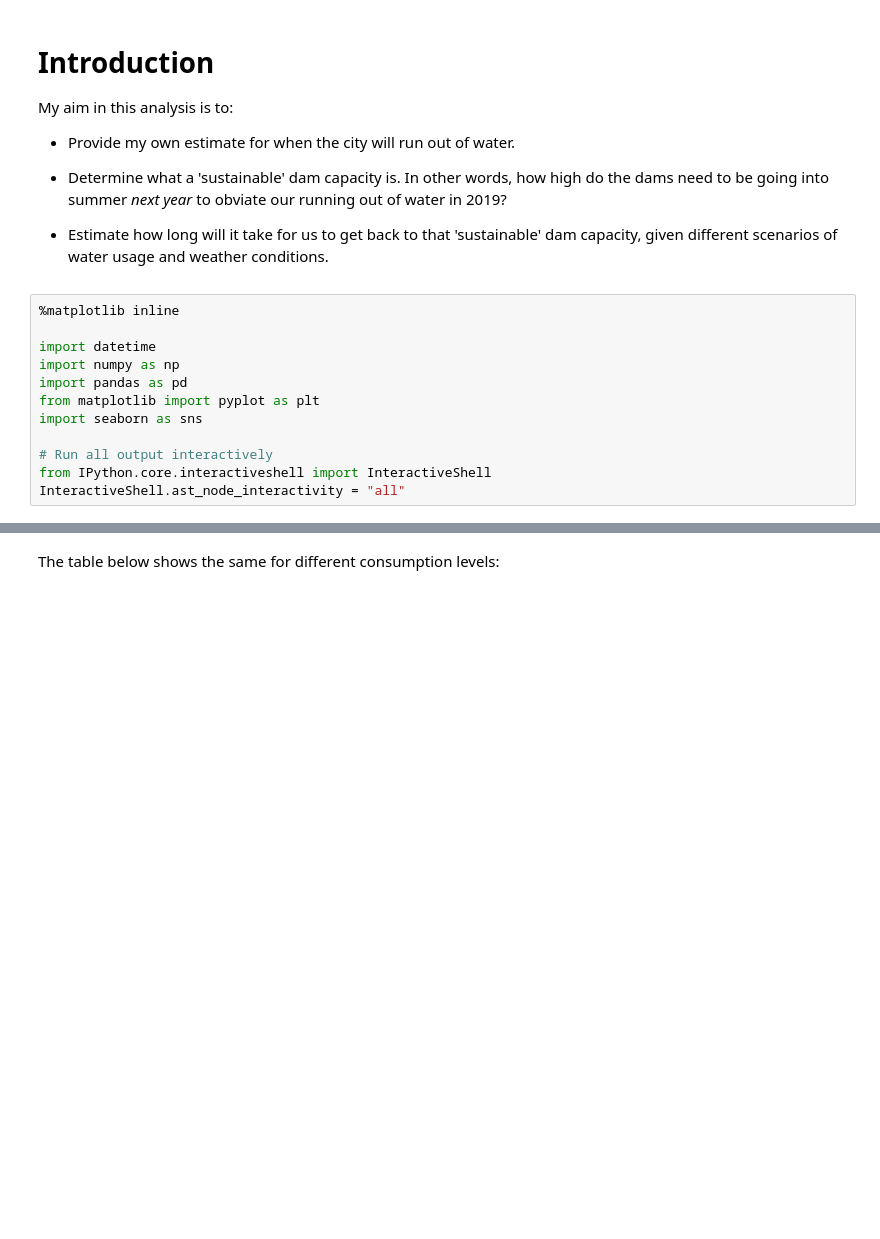
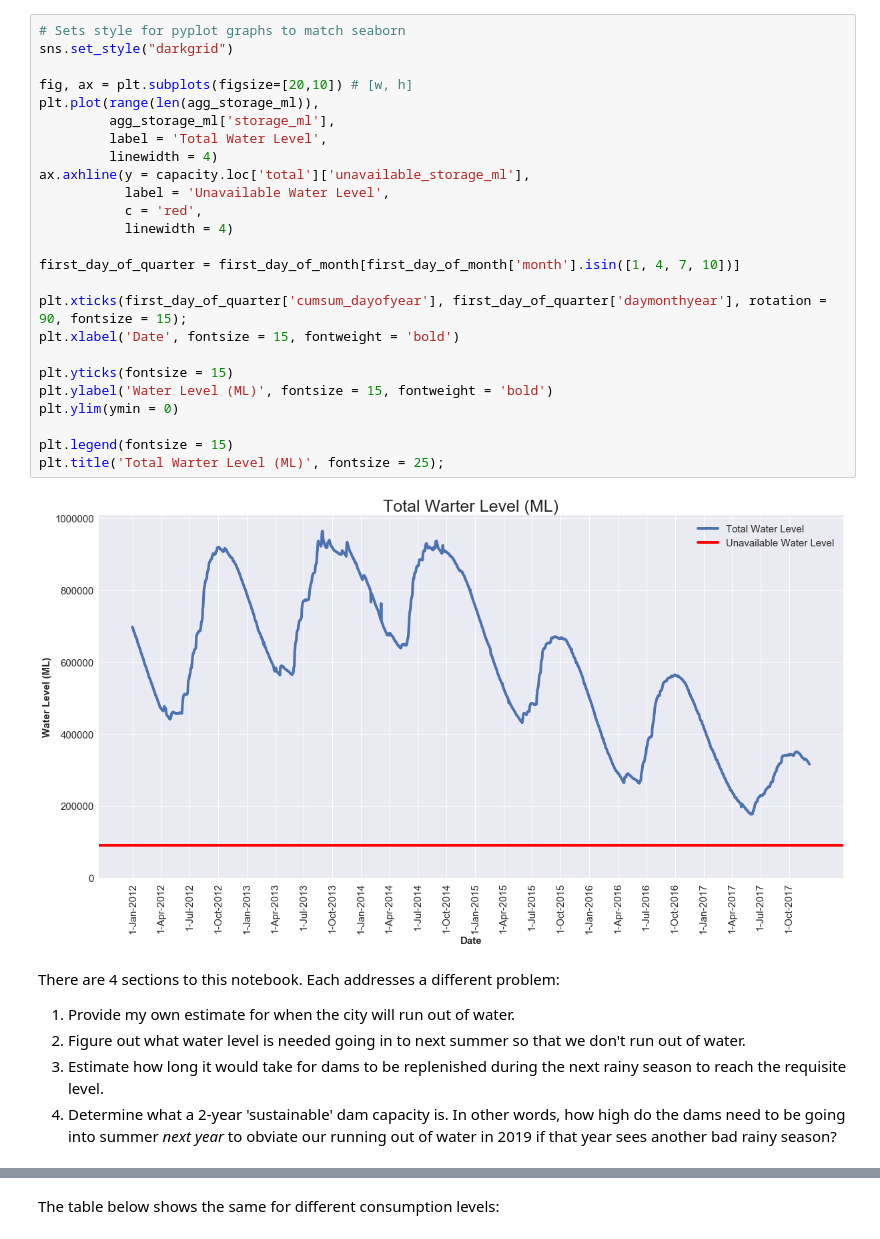
Before and after one commit to jbertscher/dam-levels, a Jupyter notebook: 1.0-dam-level-predictions.ipynb, the cells around one changed output, grey strips where cells are left out. Saved outputs shown, nothing was run; the diff lists cells and outputs as text; blank space fills up the shorter version.

```diff
--- a/1.0-dam-level-predictions.ipynb
+++ b/1.0-dam-level-predictions.ipynb
@@ -1,20 +44,33 @@
+# %%
+# Sets style for pyplot graphs to match seaborn
+sns.set_style("darkgrid")
+
+fig, ax = plt.subplots(figsize=[20,10]) # [w, h]
+plt.plot(range(len(agg_storage_ml)),
+         agg_storage_ml['storage_ml'],
+         label = 'Total Water Level',
+         linewidth = 4)
+ax.axhline(y = capacity.loc['total']['unavailable_storage_ml'],
+           label = 'Unavailable Water Level',
+           c = 'red',
+           linewidth = 4)
+
+first_day_of_quarter = first_day_of_month[first_day_of_month['month'].isin([1, 4, 7, 10])]
+
+plt.xticks(first_day_of_quarter['cumsum_dayofyear'], first_day_of_quarter['daymonthyear'], rotation = 90, fontsize = 15);
+plt.xlabel('Date', fontsize = 15, fontweight = 'bold')
+
+plt.yticks(fontsize = 15)
+plt.ylabel('Water Level (ML)', fontsize = 15, fontweight = 'bold')
+plt.ylim(ymin = 0)
+
+plt.legend(fontsize = 15)
+plt.title('Total Warter Level (ML)', fontsize = 25);
+# %% [output]
+[figure, added]
 # %% [markdown]
-# Introduction
-
-My aim in this analysis is to:
-+ Provide my own estimate for when the city will run out of water.
-+ Determine what a 'sustainable' dam capacity is. In other words, how high do the dams need to be going into summer *next year* to obviate our running out of water in 2019?
-
-+ Estimate how long will it take for us to get back to that 'sustainable' dam capacity, given different scenarios of water usage and weather conditions.
+There are 4 sections to this notebook. Each addresses a different problem:
+1. Provide my own estimate for when the city will run out of water.
+2. Figure out what water level is needed going in to next summer so that we don't run out of water.
+3. Estimate how long it would take for dams to be replenished during the next rainy season to reach the requisite level.
+4. Determine what a 2-year 'sustainable' dam capacity is. In other words, how high do the dams need to be going into summer *next year* to obviate our running out of water in 2019 if that year sees another bad rainy season?
-# %%
-%matplotlib inline
-
-import datetime
-import numpy as np
-import pandas as pd
-from matplotlib import pyplot as plt
-import seaborn as sns
-
-# Run all output interactively
-from IPython.core.interactiveshell import InteractiveShell
-InteractiveShell.ast_node_interactivity = "all"
```
Also changed, not shown: parts of 29 cells of this notebook, 2 other files.
